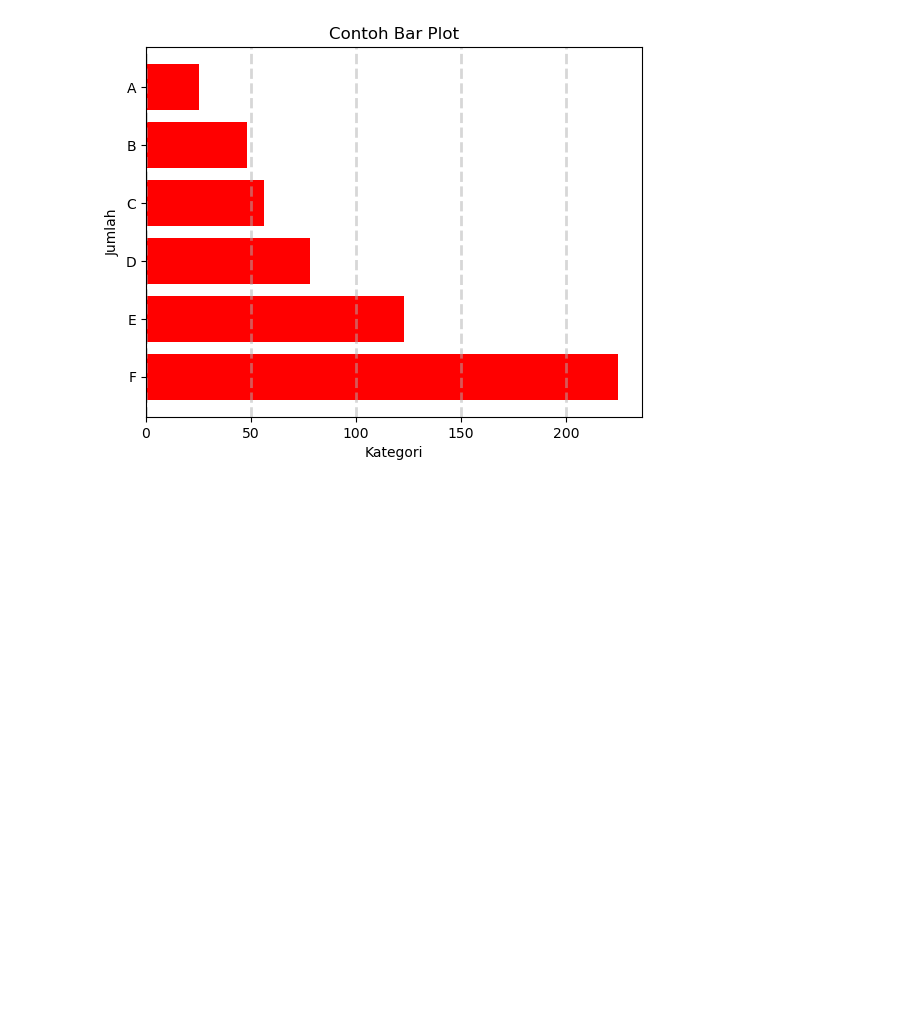
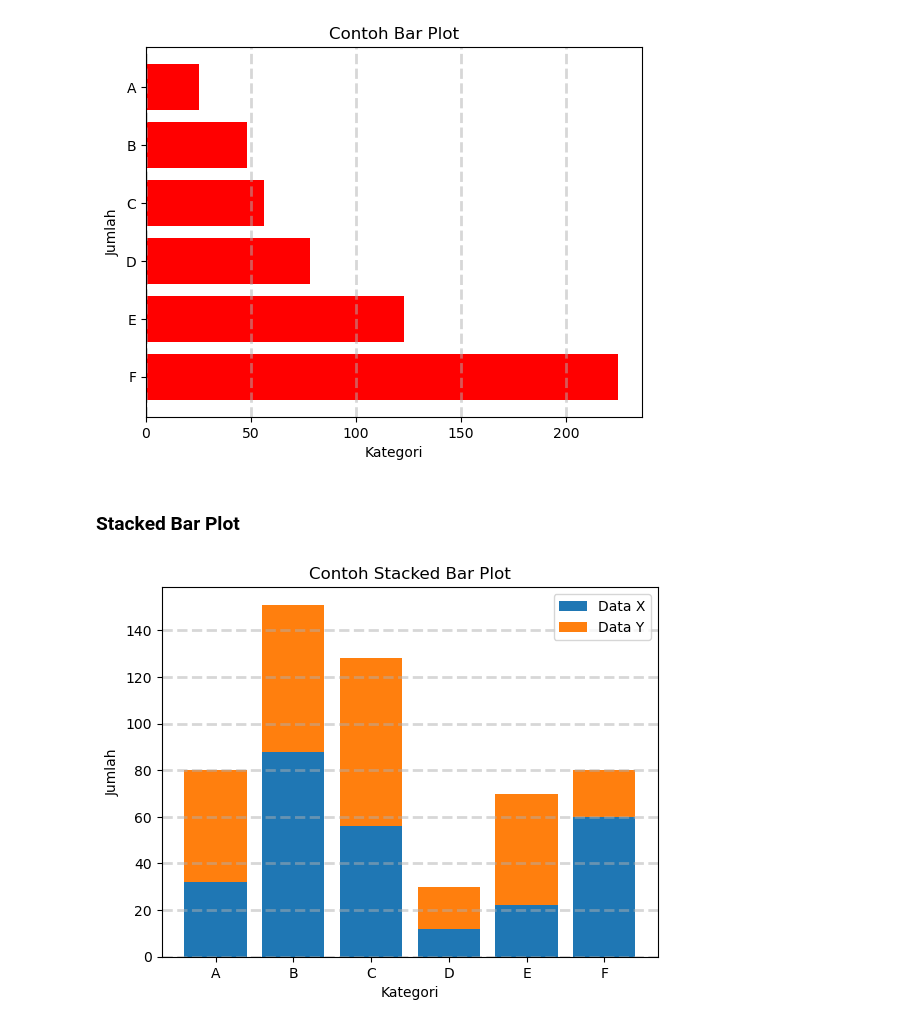
Before and after one commit to Edy-Mochamad/Learn-visualization-data, a Jupyter notebook: pengenalan-Matplotlib.ipynb, the cells around one changed output. Cells and saved outputs as stored; diff of their text form; code cells hidden in the pictures; blank space fills up the shorter version.

Commit message:
stacked bar plot

```diff
--- a/pengenalan-Matplotlib.ipynb
+++ b/pengenalan-Matplotlib.ipynb
@@ -554,3 +554,29 @@ plt.title('Contoh Bar Plot')
 plt.show()
 # %% [output]
 [figure]
+# %% [markdown]
+### **Stacked Bar Plot**
+# %%
+datax = [32, 88, 56, 12, 22, 60]
+datay = [48, 63, 72, 18, 48, 20]
+kategori = ['A', 'B', 'C', 'D', 'E', 'F']
+# %%
+plt.bar(kategori, datax, label = 'Data X')
+plt.bar(kategori, datay, label = 'Data Y', bottom = datax) #jika ingin membalikkan datanya, pindah aja bottom pada datax dan ubah datanya menjadi datay
+
+plt.legend()
+
+plt.grid(
+    linestyle = '--',
+    linewidth = '2',
+    axis = 'y',
+    alpha = 0.50
+)
+
+plt.xlabel('Kategori')
+plt.ylabel('Jumlah')
+plt.title('Contoh Stacked Bar Plot')
+
+plt.show()
+# %% [output]
+[figure, added]
```
Also changed, not shown: parts of 1 cell of this notebook.
